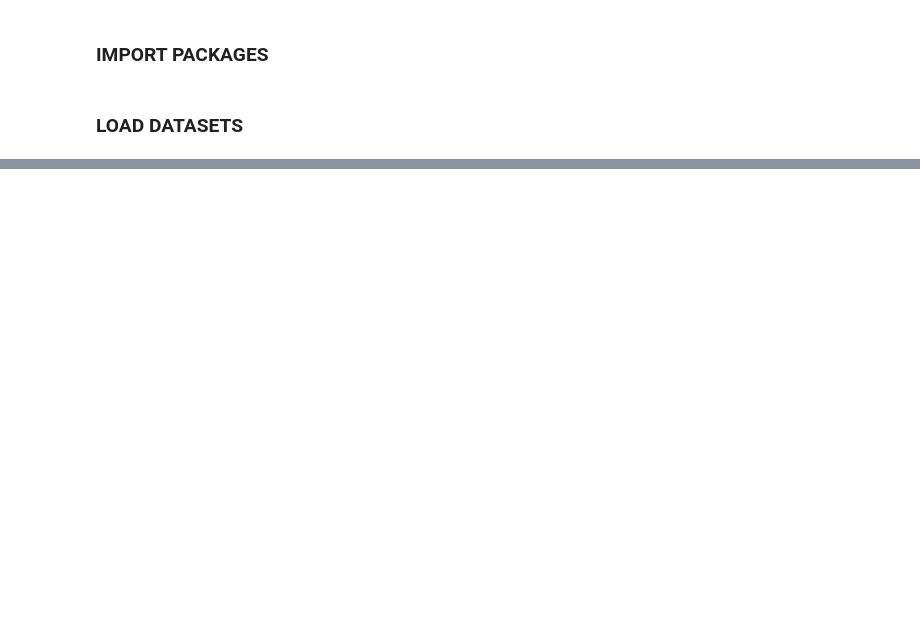
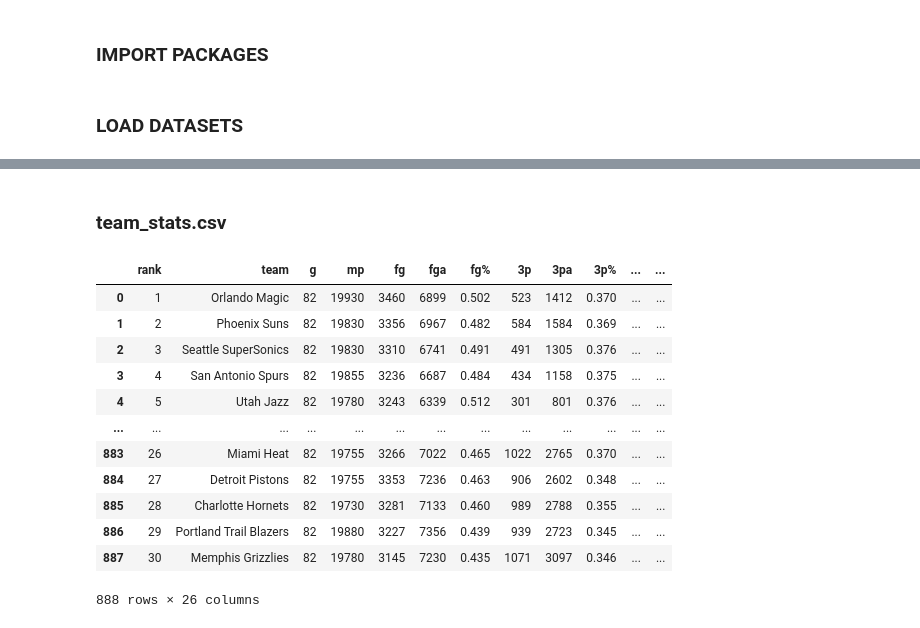
Before and after one commit to chocoCaro/Intro_DS, a Jupyter notebook: preprocessing.ipynb, the cells around one changed output, grey strips where cells are left out. Cells and saved outputs as stored; diff of their text form; code cells hidden in the pictures; blank space fills up the shorter version.

Commit message:
Finish data preprocessing

```diff
--- a/preprocessing.ipynb
+++ b/preprocessing.ipynb
@@ -194,0 +8,19 @@ nba_team_stats['Team Name'].nunique()
+# %%
+# nba.com
+nba_achievements = pd.read_csv(filepath_or_buffer='data_[nba.com]/nba_achievements.csv')
+nba_all_time_records = pd.read_csv(filepath_or_buffer='data_[nba.com]/nba_all_time_records.csv')
+nba_hall_of_fame = pd.read_csv(filepath_or_buffer='data_[nba.com]/nba_hall_of_fame.csv')
+nba_roster = pd.read_csv(filepath_or_buffer='data_[nba.com]/nba_roster.csv')
+nba_teams = pd.read_csv(filepath_or_buffer='data_[nba.com]/nba_teams.csv')
+
+# basketball-reference.com
+nba_active_teams = pd.read_csv(filepath_or_buffer='data_[basketball-reference.com]/nba_active_teams.csv')
+nba_defunct_teams = pd.read_csv(filepath_or_buffer='data_[basketball-reference.com]/nba_defunct_teams.csv')
+nba_players = pd.read_csv(filepath_or_buffer='data_[basketball-reference.com]/nba_players.csv')
+season_meta = pd.read_csv(filepath_or_buffer='data_[basketball-reference.com]/season_meta.csv')
+team_stats = pd.read_csv(filepath_or_buffer='data_[basketball-reference.com]/team_stats.csv')
+team_stats_per_game = pd.read_csv(filepath_or_buffer='data_[basketball-reference.com]/team_stats_per_game.csv')
+player_stats = pd.read_csv(filepath_or_buffer='data_[basketball-reference.com]/player_stats.csv')
+player_stats_per_game = pd.read_csv(filepath_or_buffer='data_[basketball-reference.com]/player_stats_per_game.csv')
+team_ratings = pd.read_csv(filepath_or_buffer='data_[basketball-reference.com]/team_ratings.csv')
+rookie_stats = pd.read_csv(filepath_or_buffer='data_[basketball-reference.com]/rookie_stats.csv')
@@ -194,0 +202,20 @@ nba_team_stats['Team Name'].nunique()
+# %% [markdown]
+### **team_stats.csv**
+# %%
+team_stats.columns = team_stats.columns.str.lower().str.replace(' ', '_')
+team_stats.rename(columns={'rk': 'rank'}, inplace=True)
+team_stats
+# %% [output]
+|  | rank | team | g | mp | fg | fga | fg% | 3p | 3pa | 3p% | ... | ... |
+| 0 | 1 | Orlando Magic | 82 | 19930 | 3460 | 6899 | 0.502 | 523 | 1412 | 0.370 | ... | ... |
+| 1 | 2 | Phoenix Suns | 82 | 19830 | 3356 | 6967 | 0.482 | 584 | 1584 | 0.369 | ... | ... |
+| 2 | 3 | Seattle SuperSonics | 82 | 19830 | 3310 | 6741 | 0.491 | 491 | 1305 | 0.376 | ... | ... |
+| 3 | 4 | San Antonio Spurs | 82 | 19855 | 3236 | 6687 | 0.484 | 434 | 1158 | 0.375 | ... | ... |
+| 4 | 5 | Utah Jazz | 82 | 19780 | 3243 | 6339 | 0.512 | 301 | 801 | 0.376 | ... | ... |
+| ... | ... | ... | ... | ... | ... | ... | ... | ... | ... | ... | ... | ... |
+| 883 | 26 | Miami Heat | 82 | 19755 | 3266 | 7022 | 0.465 | 1022 | 2765 | 0.370 | ... | ... |
+| 884 | 27 | Detroit Pistons | 82 | 19755 | 3353 | 7236 | 0.463 | 906 | 2602 | 0.348 | ... | ... |
+| 885 | 28 | Charlotte Hornets | 82 | 19730 | 3281 | 7133 | 0.460 | 989 | 2788 | 0.355 | ... | ... |
+| 886 | 29 | Portland Trail Blazers | 82 | 19880 | 3227 | 7356 | 0.439 | 939 | 2723 | 0.345 | ... | ... |
+| 887 | 30 | Memphis Grizzlies | 82 | 19780 | 3145 | 7230 | 0.435 | 1071 | 3097 | 0.346 | ... | ... |
+888 rows × 26 columns
```
Also changed, not shown: parts of 52 cells of this notebook, 35 other files.
